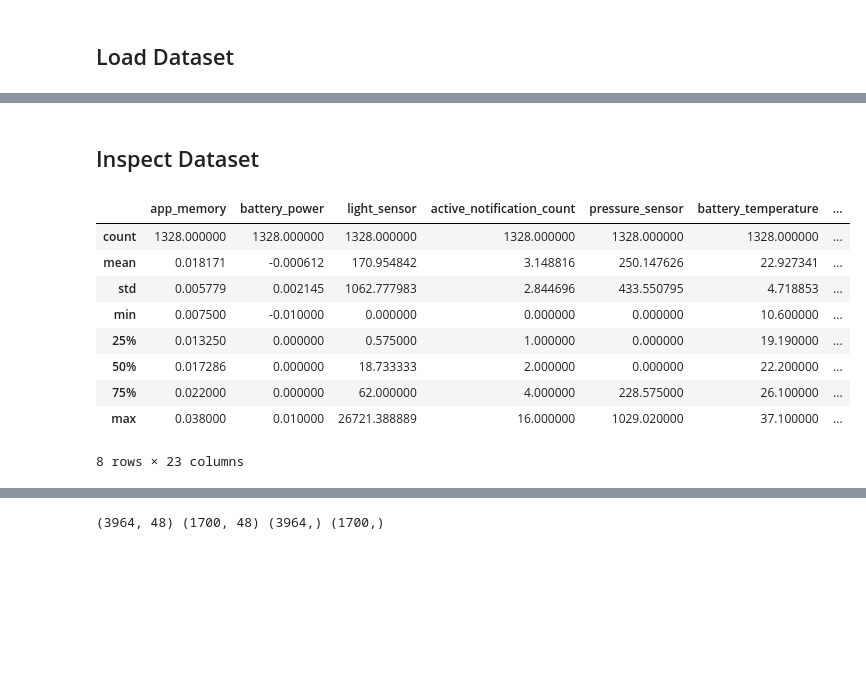
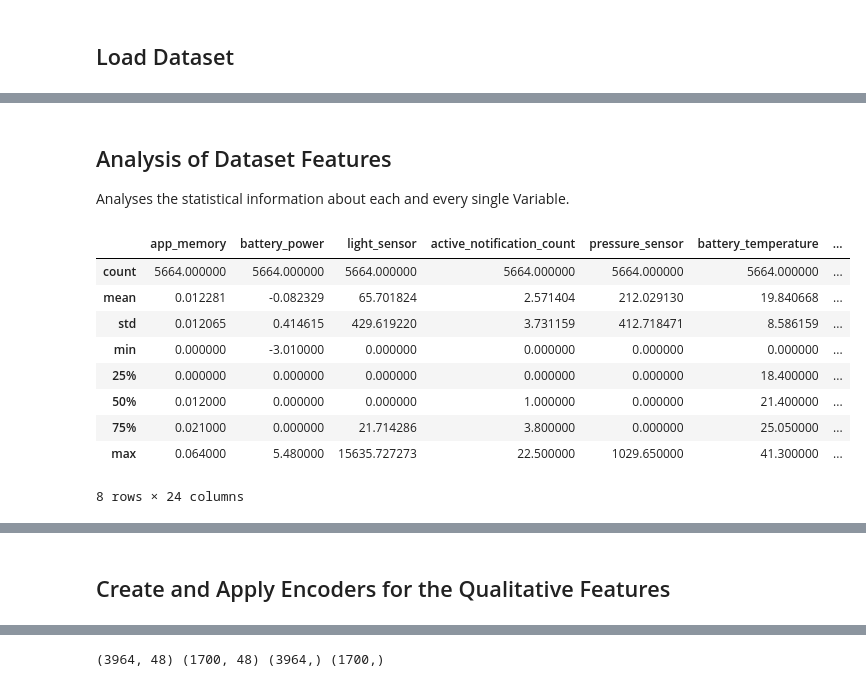
Before and after one commit to nunof98/data-fusion, a Jupyter notebook: MainCode.ipynb, the cells around one changed output, grey strips where cells are left out. Drawn from its saved outputs; the diff is of its cells as text; code cells hidden in the pictures; blank space fills up the shorter version.

```diff
--- a/MainCode.ipynb
+++ b/MainCode.ipynb
@@ -1190,10 +1247,14 @@ import numpy as np
 import pandas as pd
 
 #Dataset Choice
-ds_name = 'dataset_V1'
+#ds_name = 'dataset_V1'
 # ds_name = 'dataset_V1_2'
 # ds_name = 'dataset_V2'
 
+#Dataset with preclassification of Apps (Names of Applications changed)
+ds_name = 'PreClasifiing Features/dataset_V1'
+#ds_name = 'PreClasifiing Features/dataset_V2'
+
 # Load dataset
-df = pd.read_csv('datasets/PreClasifiing Features/'+ ds_name + '.csv')
-df
+df = pd.read_csv('datasets/'+ ds_name + '.csv')
+# df
@@ -1233,19 +1265,20 @@ df
-# %% [markdown]
-## Inspect Dataset
+# %% [markdown]
+## Analysis of Dataset Features
+Analyses the statistical information about each and every single Variable.
 # %%
 #print describe information about features
-dataframe.describe()
+df.describe()
 # %% [output]
 |  | app_memory | battery_power | light_sensor | active_notification_count | pressure_sensor | battery_temperature | ... |
-| count | 1328.000000 | 1328.000000 | 1328.000000 | 1328.000000 | 1328.000000 | 1328.000000 | ... |
-| mean | 0.018171 | -0.000612 | 170.954842 | 3.148816 | 250.147626 | 22.927341 | ... |
-| std | 0.005779 | 0.002145 | 1062.777983 | 2.844696 | 433.550795 | 4.718853 | ... |
-| min | 0.007500 | -0.010000 | 0.000000 | 0.000000 | 0.000000 | 10.600000 | ... |
-| 25% | 0.013250 | 0.000000 | 0.575000 | 1.000000 | 0.000000 | 19.190000 | ... |
-| 50% | 0.017286 | 0.000000 | 18.733333 | 2.000000 | 0.000000 | 22.200000 | ... |
-| 75% | 0.022000 | 0.000000 | 62.000000 | 4.000000 | 228.575000 | 26.100000 | ... |
-| max | 0.038000 | 0.010000 | 26721.388889 | 16.000000 | 1029.020000 | 37.100000 | ... |
+| count | 5664.000000 | 5664.000000 | 5664.000000 | 5664.000000 | 5664.000000 | 5664.000000 | ... |
+| mean | 0.012281 | -0.082329 | 65.701824 | 2.571404 | 212.029130 | 19.840668 | ... |
+| std | 0.012065 | 0.414615 | 429.619220 | 3.731159 | 412.718471 | 8.586159 | ... |
+| min | 0.000000 | -3.010000 | 0.000000 | 0.000000 | 0.000000 | 0.000000 | ... |
+| 25% | 0.000000 | 0.000000 | 0.000000 | 0.000000 | 0.000000 | 18.400000 | ... |
+| 50% | 0.012000 | 0.000000 | 0.000000 | 1.000000 | 0.000000 | 21.400000 | ... |
+| 75% | 0.021000 | 0.000000 | 21.714286 | 3.800000 | 0.000000 | 25.050000 | ... |
+| max | 0.064000 | 5.480000 | 15635.727273 | 22.500000 | 1029.650000 | 41.300000 | ... |
-8 rows × 23 columns
+8 rows × 24 columns
 # %%
 # Information about the Dataset
 print(df.info())
@@ -1309,6 +1342,8 @@ wifi_state                     object
 power_save                     object
 device_id                      object
 dtype: object
+# %% [markdown]
+## Create and Apply Encoders for the Qualitative Features
 # %%
 import category_encoders as ce
 
```
Also changed, not shown: parts of 37 cells of this notebook, 3 other files.
